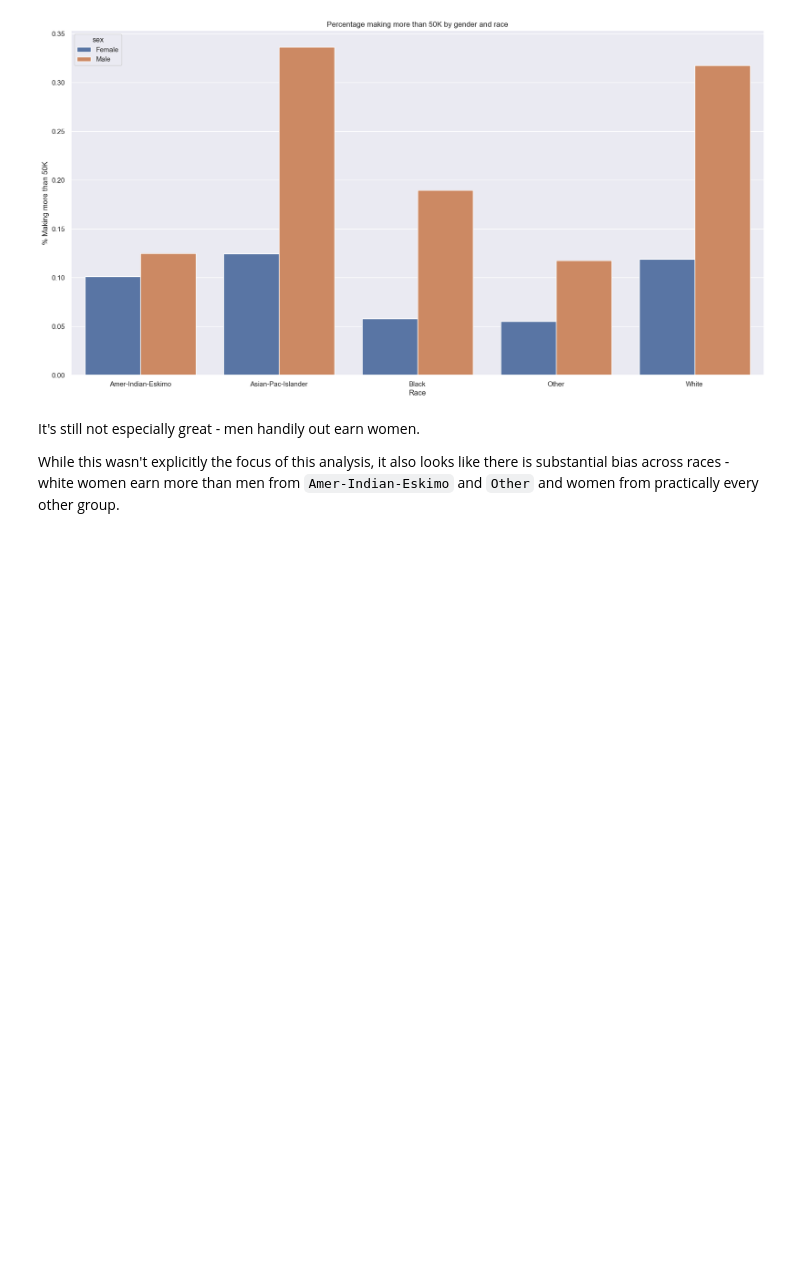
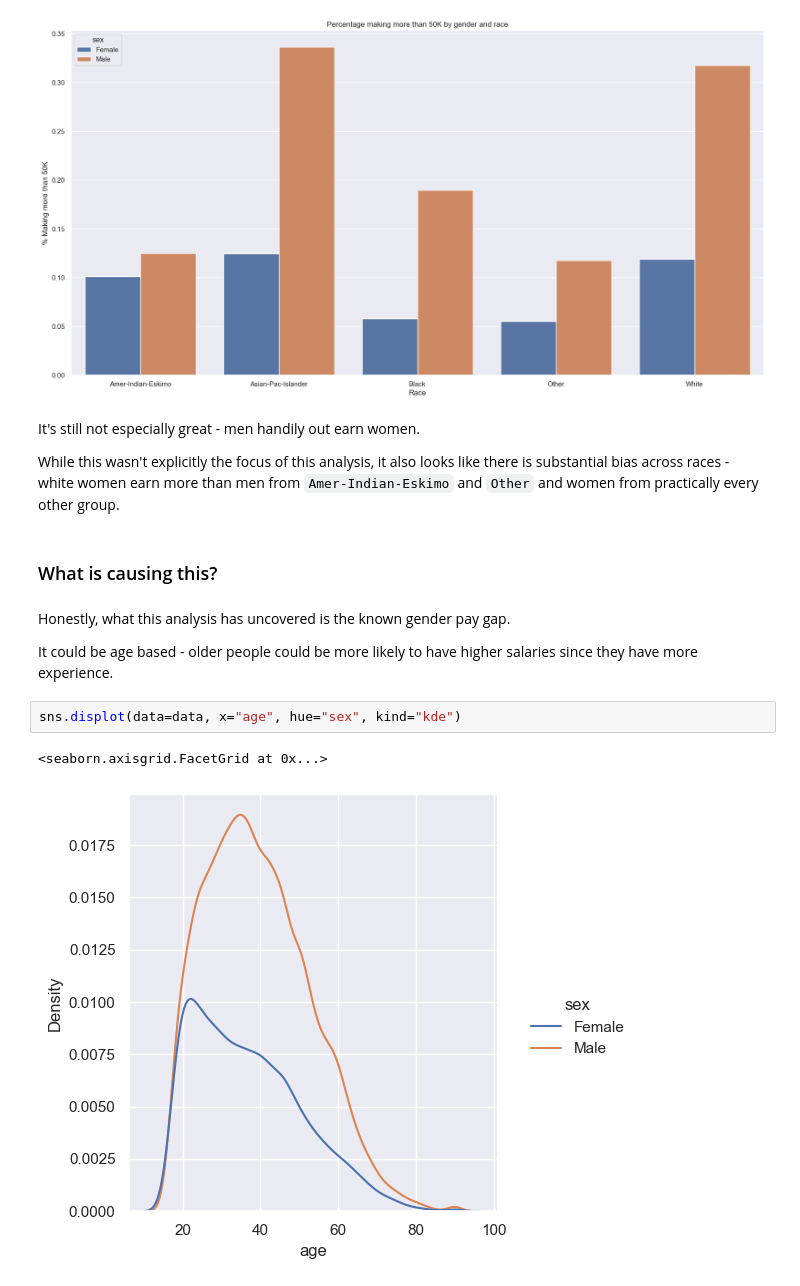
Before and after one commit to IMOsbo/DATA6550-Bias, a Jupyter notebook: Code/Osborne/Project-Code-Osborne.ipynb, the cells around one changed output. Drawn from its saved outputs; the diff is of its cells as text; blank space fills up the shorter version.

Commit message:
Tried age analysis - nothing seems to help

```diff
--- a/Code/Osborne/Project-Code-Osborne.ipynb
+++ b/Code/Osborne/Project-Code-Osborne.ipynb
@@ -392,3 +392,14 @@ plt.show()
 It's still not especially great - men handily out earn women.
 
 While this wasn't explicitly the focus of this analysis, it also looks like there is substantial bias across races - white women earn more than men from `Amer-Indian-Eskimo` and `Other` and women from practically every other group.
+# %% [markdown]
+### What is causing this?
+# %% [markdown]
+Honestly, what this analysis has uncovered is the known gender pay gap.
+
+It could be age based - older people could be more likely to have higher salaries since they have more experience.
+# %%
+sns.displot(data=data, x="age", hue="sex", kind="kde")
+# %% [output]
+<seaborn.axisgrid.FacetGrid at 0x...>
+[figure, added]
```
Also changed, not shown: parts of 5 cells of this notebook.
